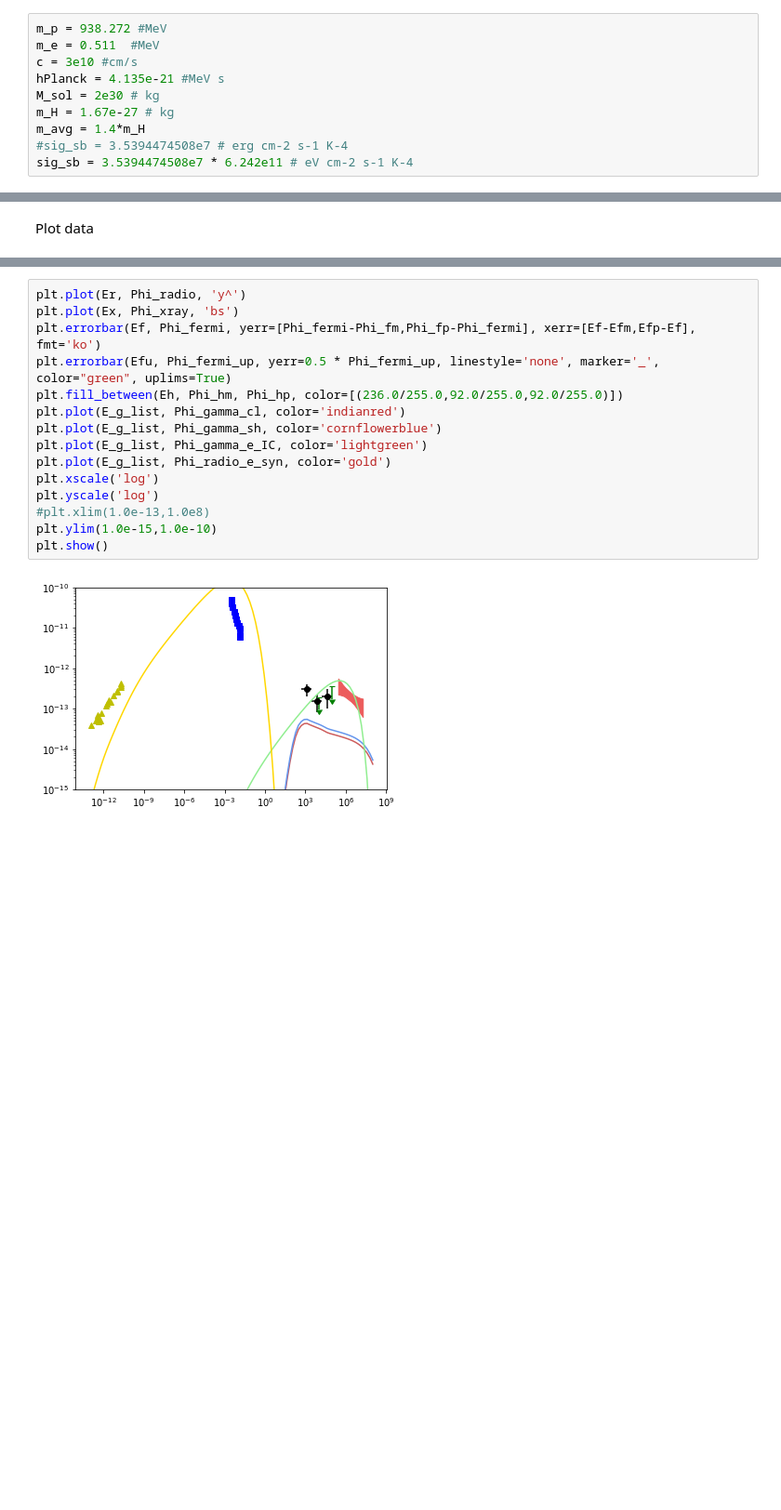
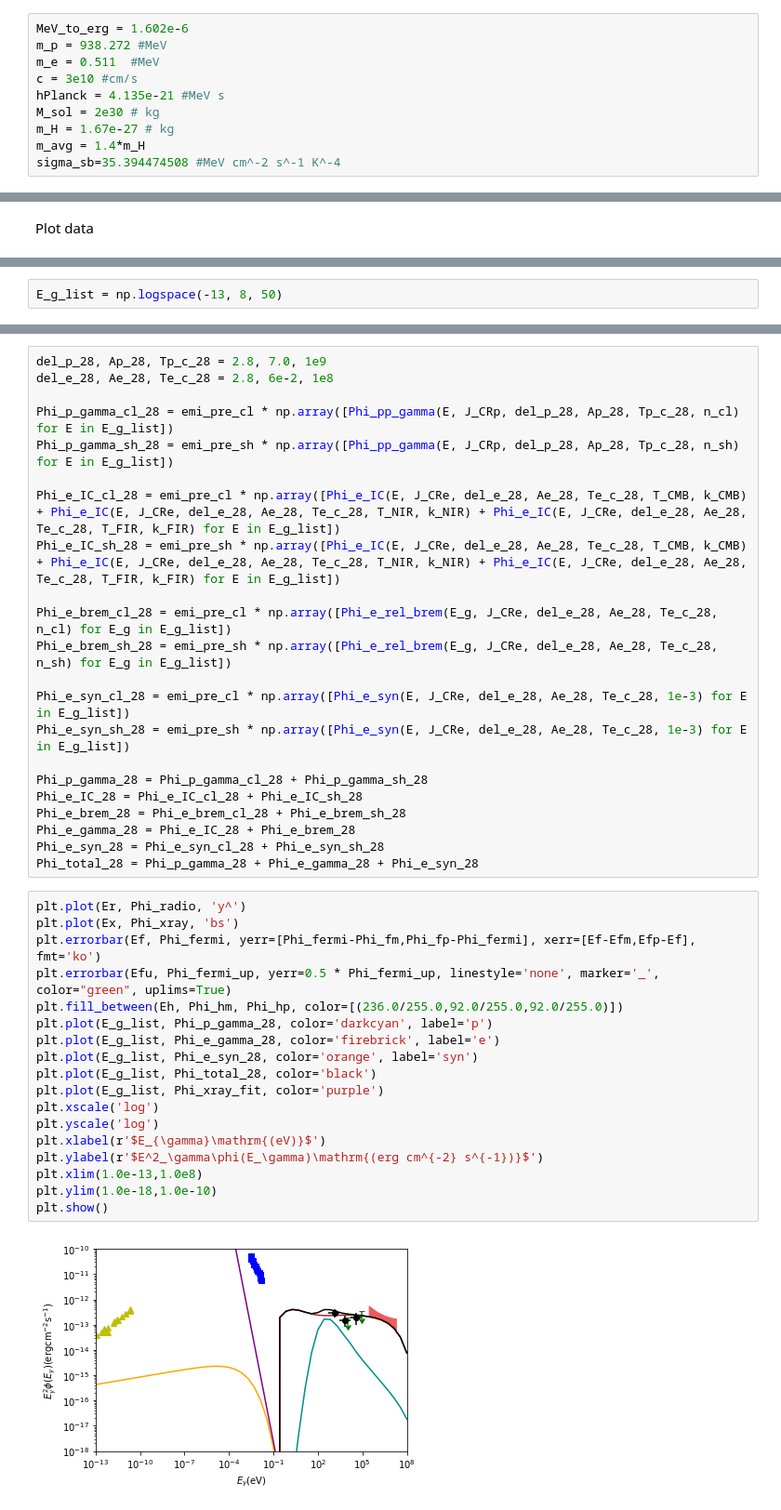
Before and after one commit to Sruthi-Ravikularaman/SN1006, a Jupyter notebook: SN1006.ipynb, the cells around one changed output, grey strips where cells are left out. Shown at 93% size. Drawn from its saved outputs; the diff is of its cells as text; blank space fills up the shorter version.

```diff
--- a/SN1006.ipynb
+++ b/SN1006.ipynb
@@ -6,4 +19,5 @@ import matplotlib.pyplot as plt
 # %%
+MeV_to_erg = 1.602e-6
 m_p = 938.272 #MeV
 m_e = 0.511  #MeV
 c = 3e10 #cm/s
@@ -11,5 +25,4 @@ hPlanck = 4.135e-21 #MeV s
 M_sol = 2e30 # kg
 m_H = 1.67e-27 # kg
 m_avg = 1.4*m_H
-#sig_sb = 3.5394474508e7 # erg cm-2 s-1 K-4
-sig_sb = 3.5394474508e7 * 6.242e11 # eV cm-2 s-1 K-4
+sigma_sb=35.394474508 #MeV cm^-2 s^-1 K^-4
@@ -168,0 +129,2 @@ Phi_gamma_e_IC = np.array([E_g * E_g * (emi_pre_cl) * (Phi_e_IC(E_g, N_e, T_CMB,
+# %%
+E_g_list = np.logspace(-13, 8, 50)
@@ -245,17 +222,42 @@ plt.show()
+# %%
+del_p_28, Ap_28, Tp_c_28 = 2.8, 7.0, 1e9
+del_e_28, Ae_28, Te_c_28 = 2.8, 6e-2, 1e8
+
+Phi_p_gamma_cl_28 = emi_pre_cl * np.array([Phi_pp_gamma(E, J_CRp, del_p_28, Ap_28, Tp_c_28, n_cl) for E in E_g_list])
+Phi_p_gamma_sh_28 = emi_pre_sh * np.array([Phi_pp_gamma(E, J_CRp, del_p_28, Ap_28, Tp_c_28, n_sh) for E in E_g_list])
+
+Phi_e_IC_cl_28 = emi_pre_cl * np.array([Phi_e_IC(E, J_CRe, del_e_28, Ae_28, Te_c_28, T_CMB, k_CMB) + Phi_e_IC(E, J_CRe, del_e_28, Ae_28, Te_c_28, T_NIR, k_NIR) + Phi_e_IC(E, J_CRe, del_e_28, Ae_28, Te_c_28, T_FIR, k_FIR) for E in E_g_list])
+Phi_e_IC_sh_28 = emi_pre_sh * np.array([Phi_e_IC(E, J_CRe, del_e_28, Ae_28, Te_c_28, T_CMB, k_CMB) + Phi_e_IC(E, J_CRe, del_e_28, Ae_28, Te_c_28, T_NIR, k_NIR) + Phi_e_IC(E, J_CRe, del_e_28, Ae_28, Te_c_28, T_FIR, k_FIR) for E in E_g_list])
+
+Phi_e_brem_cl_28 = emi_pre_cl * np.array([Phi_e_rel_brem(E_g, J_CRe, del_e_28, Ae_28, Te_c_28, n_cl) for E_g in E_g_list])
+Phi_e_brem_sh_28 = emi_pre_sh * np.array([Phi_e_rel_brem(E_g, J_CRe, del_e_28, Ae_28, Te_c_28, n_sh) for E_g in E_g_list])
+
+Phi_e_syn_cl_28 = emi_pre_cl * np.array([Phi_e_syn(E, J_CRe, del_e_28, Ae_28, Te_c_28, 1e-3) for E in E_g_list])
+Phi_e_syn_sh_28 = emi_pre_sh * np.array([Phi_e_syn(E, J_CRe, del_e_28, Ae_28, Te_c_28, 1e-3) for E in E_g_list])
+
+Phi_p_gamma_28 = Phi_p_gamma_cl_28 + Phi_p_gamma_sh_28
+Phi_e_IC_28 = Phi_e_IC_cl_28 + Phi_e_IC_sh_28
+Phi_e_brem_28 = Phi_e_brem_cl_28 + Phi_e_brem_sh_28
+Phi_e_gamma_28 = Phi_e_IC_28 + Phi_e_brem_28
+Phi_e_syn_28 = Phi_e_syn_cl_28 + Phi_e_syn_sh_28
+Phi_total_28 = Phi_p_gamma_28 + Phi_e_gamma_28 + Phi_e_syn_28
 # %%
 plt.plot(Er, Phi_radio, 'y^')
 plt.plot(Ex, Phi_xray, 'bs')
 plt.errorbar(Ef, Phi_fermi, yerr=[Phi_fermi-Phi_fm,Phi_fp-Phi_fermi], xerr=[Ef-Efm,Efp-Ef], fmt='ko')
 plt.errorbar(Efu, Phi_fermi_up, yerr=0.5 * Phi_fermi_up, linestyle='none', marker='_', color="green", uplims=True)
 plt.fill_between(Eh, Phi_hm, Phi_hp, color=[(236.0/255.0,92.0/255.0,92.0/255.0)])
-plt.plot(E_g_list, Phi_gamma_cl, color='indianred')
-plt.plot(E_g_list, Phi_gamma_sh, color='cornflowerblue')
-plt.plot(E_g_list, Phi_gamma_e_IC, color='lightgreen')
-plt.plot(E_g_list, Phi_radio_e_syn, color='gold')
+plt.plot(E_g_list, Phi_p_gamma_28, color='darkcyan', label='p')
+plt.plot(E_g_list, Phi_e_gamma_28, color='firebrick', label='e')
+plt.plot(E_g_list, Phi_e_syn_28, color='orange', label='syn')
+plt.plot(E_g_list, Phi_total_28, color='black')
+plt.plot(E_g_list, Phi_xray_fit, color='purple')
 plt.xscale('log')
 plt.yscale('log')
-#plt.xlim(1.0e-13,1.0e8)
-plt.ylim(1.0e-15,1.0e-10)
+plt.xlabel(r'$E_{\gamma}\mathrm{(eV)}$')
+plt.ylabel(r'$E^2_\gamma\phi(E_\gamma)\mathrm{(erg cm^{-2} s^{-1})}$')
+plt.xlim(1.0e-13,1.0e8)
+plt.ylim(1.0e-18,1.0e-10)
 plt.show()
 # %% [output]
-[figure, old version]
+[figure, new version]
```
Also changed, not shown: parts of 54 cells of this notebook, 4 other files.
